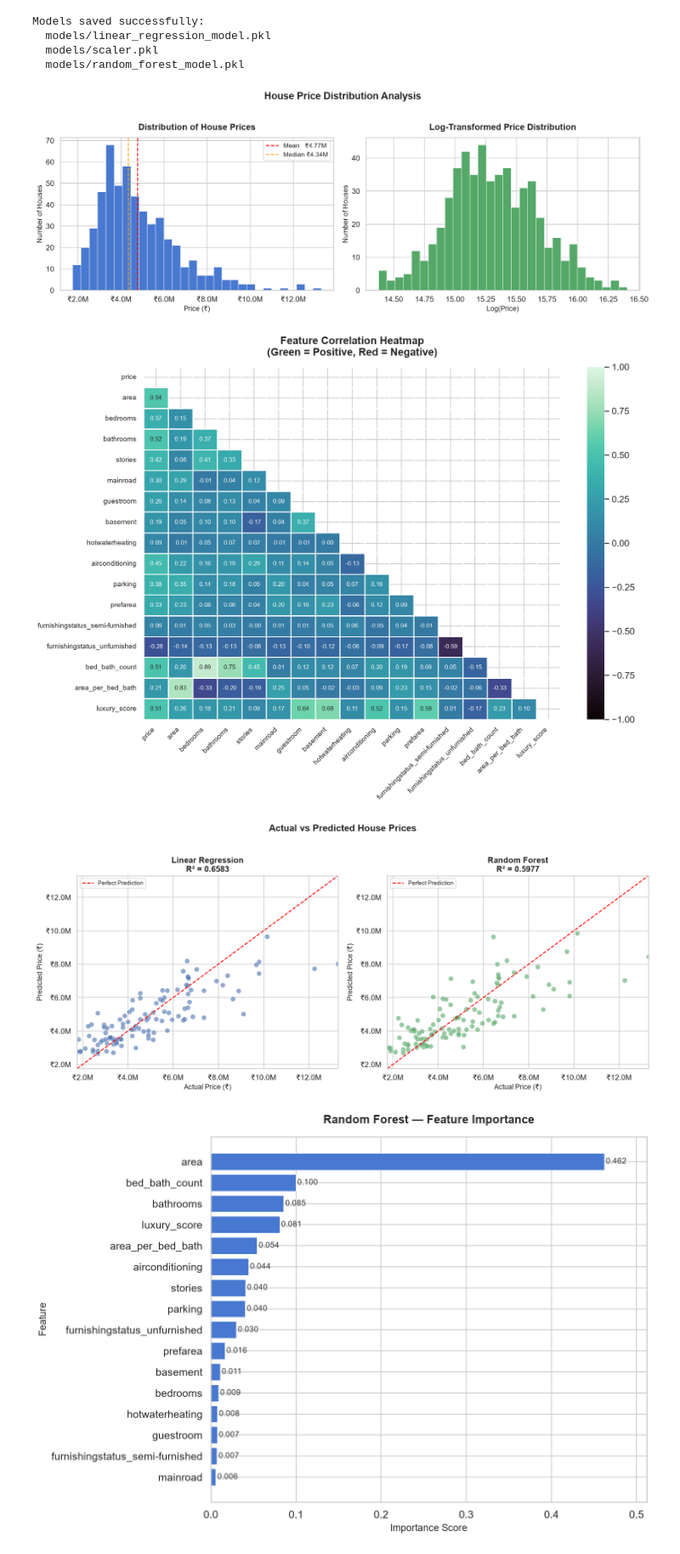
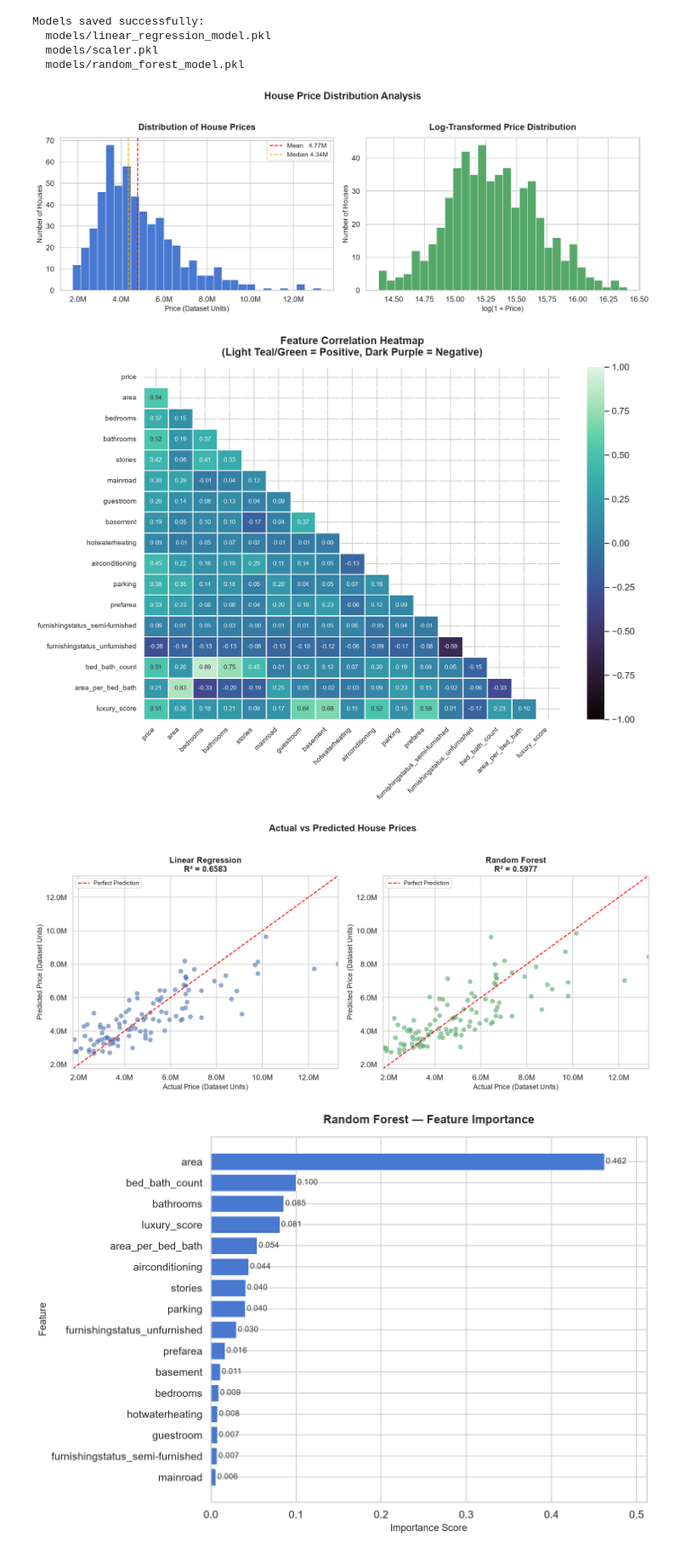
Before and after one commit to Venkatavishnuvardhanthota/House-Price-Prediction, a Jupyter notebook: notebooks/analysis.ipynb, the cells around one changed output. Shown at 85% size. Cells and saved outputs as stored; diff of their text form; code cells hidden in the pictures.

```diff
--- a/notebooks/analysis.ipynb
+++ b/notebooks/analysis.ipynb
@@ -1,10 +1,13 @@
 # %%
+from pathlib import Path
 import pandas as pd
 import numpy as np
 import matplotlib.pyplot as plt
 import seaborn as sns
 
-df = pd.read_csv('../data/raw/Housing.csv')
+PROJECT_ROOT = Path.cwd().parent if Path.cwd().name == 'notebooks' else Path.cwd()
+
+df = pd.read_csv(PROJECT_ROOT / 'data/raw/Housing.csv')
 
 print("\nFirst 10 rows:")
 display(df.head(10))
@@ -16,6 +19,9 @@ print(df.dtypes)
 print("Target column : price")
 print("Feature column : ", [col for col in df.columns if col != 'price'])
 
+print("\nBasic statistical summary:")
+display(df.describe())
+
 print("\nMissing values per column:")
 print(df.isnull().sum())
 
@@ -265,25 +303,25 @@ fig, axes = plt.subplots(1, 2, figsize=(14, 5))
 
 axes[0].hist(
     df['price'],
-    bins    = 30,
+    bins      = 30,
     edgecolor = 'white',
     linewidth = 0.6
 )
 axes[0].set_title('Distribution of House Prices',
                    fontsize=14, fontweight='bold', pad=12)
-axes[0].set_xlabel('Price (₹)', fontsize=11)
+axes[0].set_xlabel('Price (Dataset Units)', fontsize=11)
 axes[0].set_ylabel('Number of Houses', fontsize=11)
 axes[0].xaxis.set_major_formatter(
-    plt.FuncFormatter(lambda x, _: f'₹{x/1e6:.1f}M')
+    plt.FuncFormatter(lambda x, _: f'{x/1e6:.1f}M')
 )
 
 # Add mean and median lines
 mean_price   = df['price'].mean()
 median_price = df['price'].median()
 axes[0].axvline(mean_price,   color='red',    linestyle='--',
-                linewidth=1.5, label=f'Mean   ₹{mean_price/1e6:.2f}M')
+                linewidth=1.5, label=f'Mean   {mean_price/1e6:.2f}M')
 axes[0].axvline(median_price, color='orange', linestyle='--',
-                linewidth=1.5, label=f'Median ₹{median_price/1e6:.2f}M')
+                linewidth=1.5, label=f'Median {median_price/1e6:.2f}M')
 axes[0].legend(fontsize=10)
 
 axes[1].hist(
@@ -295,17 +333,17 @@ axes[1].hist(
 )
 axes[1].set_title('Log-Transformed Price Distribution',
                    fontsize=14, fontweight='bold', pad=12)
-axes[1].set_xlabel('Log(Price)', fontsize=11)
+axes[1].set_xlabel('log(1 + Price)', fontsize=11)
 axes[1].set_ylabel('Number of Houses', fontsize=11)
 
 plt.suptitle('House Price Distribution Analysis',
              fontsize=16, fontweight='bold', y=1.02)
 
 plt.tight_layout()
-plt.savefig('../charts/chart1_price_distribution.png')
+plt.savefig(PROJECT_ROOT / 'charts/chart1_price_distribution.png')
 plt.show()
 # %% [output]
-[figure, old version]
+[figure, new version]
 # %%
 # Chart 2 — Correlation Heatmap
 
@@ -331,17 +369,17 @@ sns.heatmap(
 )
 
 ax.set_title('Feature Correlation Heatmap\n'
-             '(Green = Positive, Red = Negative)',
+             '(Light Teal/Green = Positive, Dark Purple = Negative)',
              fontsize=14, fontweight='bold', pad=15)
 ax.set_xticklabels(ax.get_xticklabels(),
                     rotation=45, ha='right', fontsize=9)
 ax.set_yticklabels(ax.get_yticklabels(),
                     rotation=0,  fontsize=9)
 plt.tight_layout()
-plt.savefig('../charts/chart2_correlation_heatmap.png')
+plt.savefig(PROJECT_ROOT / 'charts/chart2_correlation_heatmap.png')
 plt.show()
 # %% [output]
-[figure, old version]
+[figure, new version]
 # %%
 # Chart 3 — Actual vs Predicted (Both Models)
 
@@ -366,39 +404,39 @@ for ax, y_pred, title, color, r2 in zip(
         linewidth = 0.4,
         s         = 60
     )
 
     ax.plot(
         [price_min, price_max],
         [price_min, price_max],
         color     = 'red',
         linestyle = '--',
         linewidth = 1.5,
         label     = 'Perfect Prediction'
     )
 
     ax.set_title(f'{title}\nR² = {r2:.4f}',
                  fontsize=13, fontweight='bold')
-    ax.set_xlabel('Actual Price (₹)',    fontsize=11)
-    ax.set_ylabel('Predicted Price (₹)', fontsize=11)
+    ax.set_xlabel('Actual Price (Dataset Units)',    fontsize=11)
+    ax.set_ylabel('Predicted Price (Dataset Units)', fontsize=11)
     ax.legend(fontsize=9)
 
     # Format axis ticks
     ax.xaxis.set_major_formatter(
-        plt.FuncFormatter(lambda x, _: f'₹{x/1e6:.1f}M'))
+        plt.FuncFormatter(lambda x, _: f'{x/1e6:.1f}M'))
     ax.yaxis.set_major_formatter(
-        plt.FuncFormatter(lambda x, _: f'₹{x/1e6:.1f}M'))
+        plt.FuncFormatter(lambda x, _: f'{x/1e6:.1f}M'))
 
     ax.set_xlim(price_min, price_max)
     ax.set_ylim(price_min, price_max)
 
 plt.suptitle('Actual vs Predicted House Prices',
              fontsize=15, fontweight='bold', y=1.02)
 
 plt.tight_layout()
-plt.savefig('../charts/chart3_actual_vs_predicted.png')
+plt.savefig(PROJECT_ROOT / 'charts/chart3_actual_vs_predicted.png')
 plt.show()
 # %% [output]
-[figure, old version]
+[figure, new version]
 # %%
 # Chart 4 — Feature Importance (Random Forest)
 
```
Also changed, not shown: parts of 9 cells of this notebook, 7 other files.
